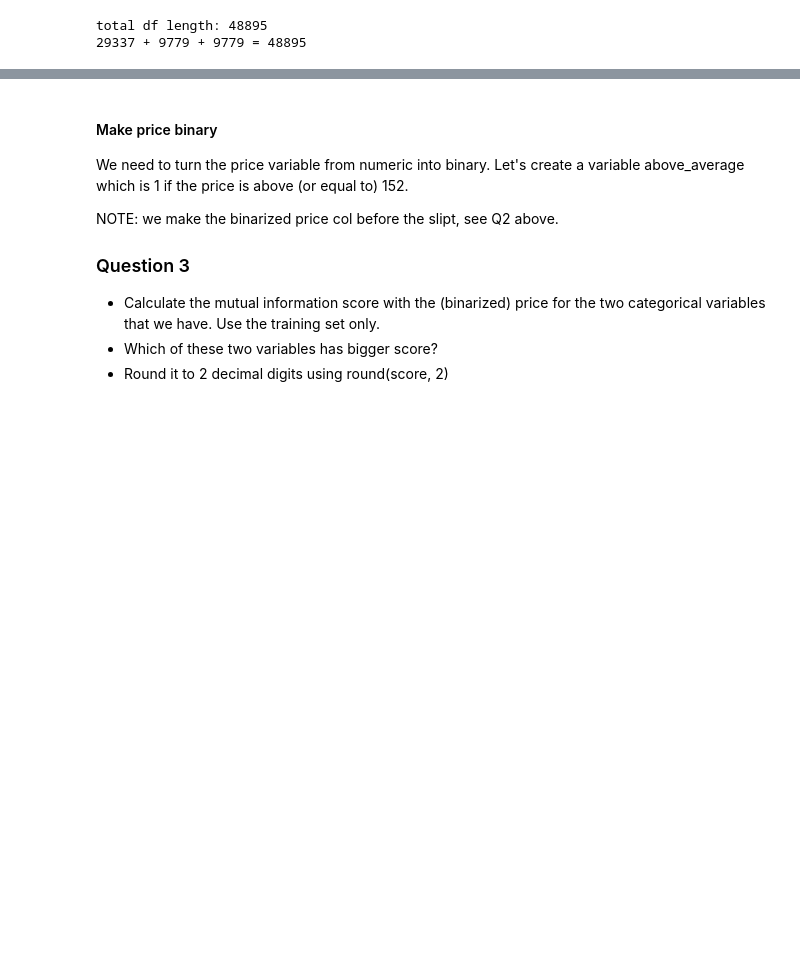
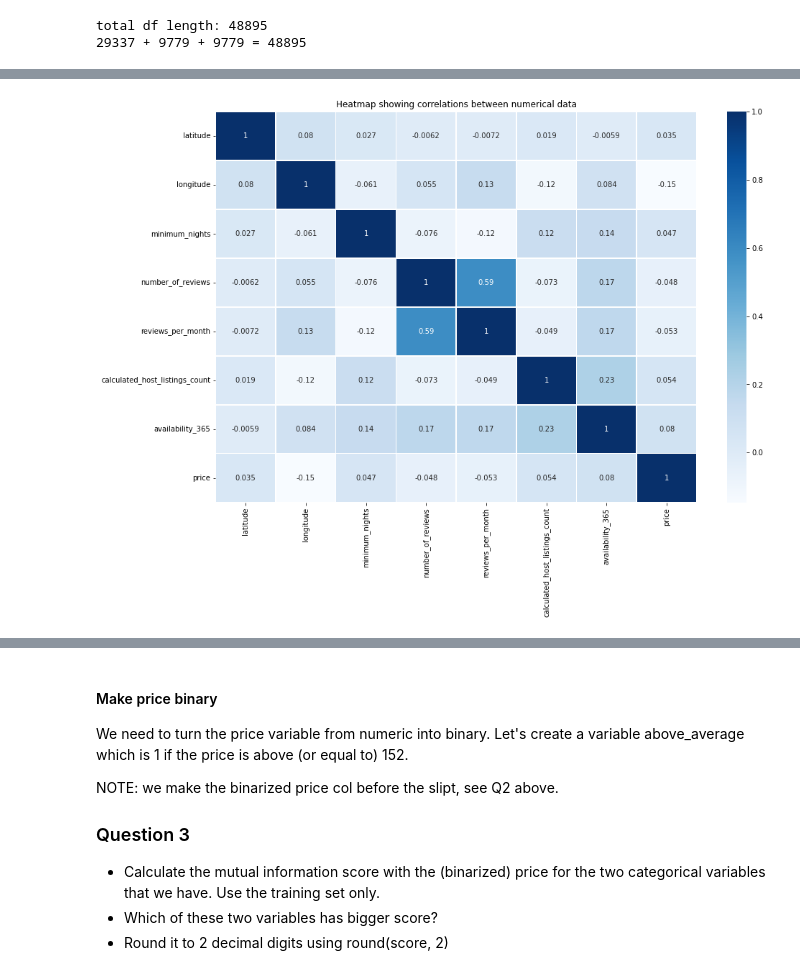
Before and after one commit to MMdeCastro/ml-zoomcamp, a Jupyter notebook: Session_3.ipynb, the cells around one changed output, grey strips where cells are left out. Saved outputs shown, nothing was run; the diff lists cells and outputs as text; code cells hidden in the pictures; blank space fills up the shorter version.

Commit message:
add heatmap

```diff
--- a/Session_3.ipynb
+++ b/Session_3.ipynb
@@ -113,8 +123,8 @@ numerical = ['latitude', 'longitude', 'minimum_nights',
             'number_of_reviews', 'reviews_per_month',
              'calculated_host_listings_count', 'availability_365']
 all_numerical = numerical + ['price']
-maxcorr = df_train[all_numerical].corr()
-maxcorr # max is number_of_reviews and reviews_per_month 0.59
+matrix_corr = df_train[all_numerical].corr()
+matrix_corr # max is number_of_reviews and reviews_per_month 0.59
 # %% [output]
 |  | latitude | longitude | minimum_nights | number_of_reviews | reviews_per_month | calculated_host_listings_count | ... |
 | latitude | 1.000000 | 0.080301 | 0.027441 | -0.006246 | -0.007159 | 0.019375 | ... |
@@ -125,3 +135,10 @@ maxcorr # max is number_of_reviews and reviews_per_month 0.59
 | calculated_host_listings_count | 0.019375 | -0.117041 | 0.118647 | -0.073167 | -0.048767 | 1.000000 | ... |
 | availability_365 | -0.005891 | 0.083666 | 0.138901 | 0.174477 | 0.165376 | 0.225913 | ... |
 | price | 0.035428 | -0.146318 | 0.046668 | -0.048225 | -0.052908 | 0.053746 | ... |
+# %%
+plt.figure(figsize=(15,10))
+sns.heatmap(matrix_corr,annot=True,linewidths=.5, cmap="Blues")
+plt.title('Heatmap showing correlations between numerical data')
+plt.show()
+# %% [output]
+[figure, added]
```
Also changed, not shown: parts of 4 cells of this notebook.
